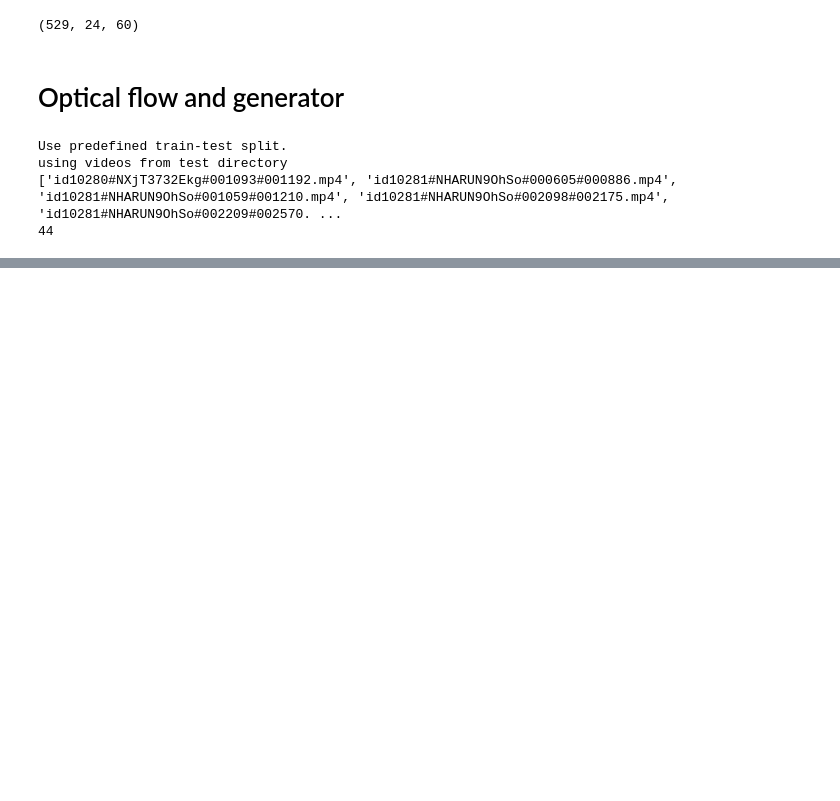
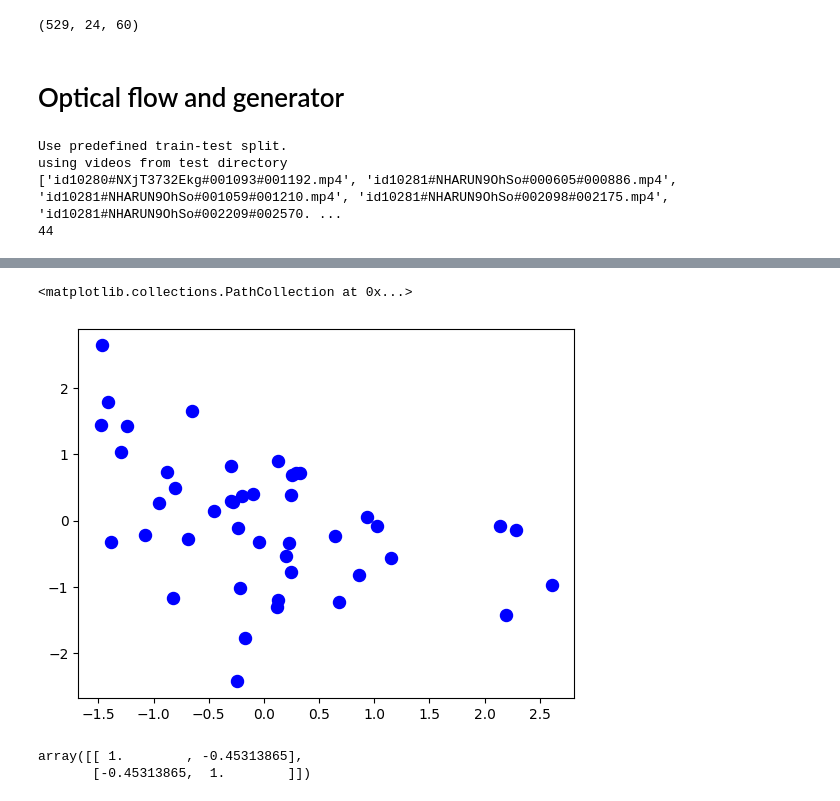
Before and after one commit to tristenAH/VMAF-Code-Repository, a Jupyter notebook: Keypoints_Prediction/VMAF_On_RNN_Reconstruction_Mode.ipynb, the cells around one changed output, grey strips where cells are left out. Drawn from its saved outputs; the diff is of its cells as text; code cells hidden in the pictures; blank space fills up the shorter version.

```diff
--- a/Keypoints_Prediction/VMAF_On_RNN_Reconstruction_Mode.ipynb
+++ b/Keypoints_Prediction/VMAF_On_RNN_Reconstruction_Mode.ipynb
@@ -400,0 +473,13 @@ NameError: name 'dataloader' is not defined
+# %%
+#Per-Video VMAF and MSE Scatterplot -- With normalization
+mse_norm = (mse_scores - np.mean(mse_scores))/np.std(mse_scores)
+vmaf_norm = (vmaf_scores - np.mean(vmaf_scores))/np.std(vmaf_scores)
+plt.scatter(mse_norm, vmaf_norm, color='blue', marker='o', s=75)
+# %% [output]
+<matplotlib.collections.PathCollection at 0x...>
+[figure, added]
+# %%
+np.corrcoef(mse_norm, vmaf_norm)
+# %% [output]
+array([[ 1.        , -0.45313865],
+       [-0.45313865,  1.        ]])
```
Also changed, not shown: parts of 12 cells of this notebook, 3 other files.
